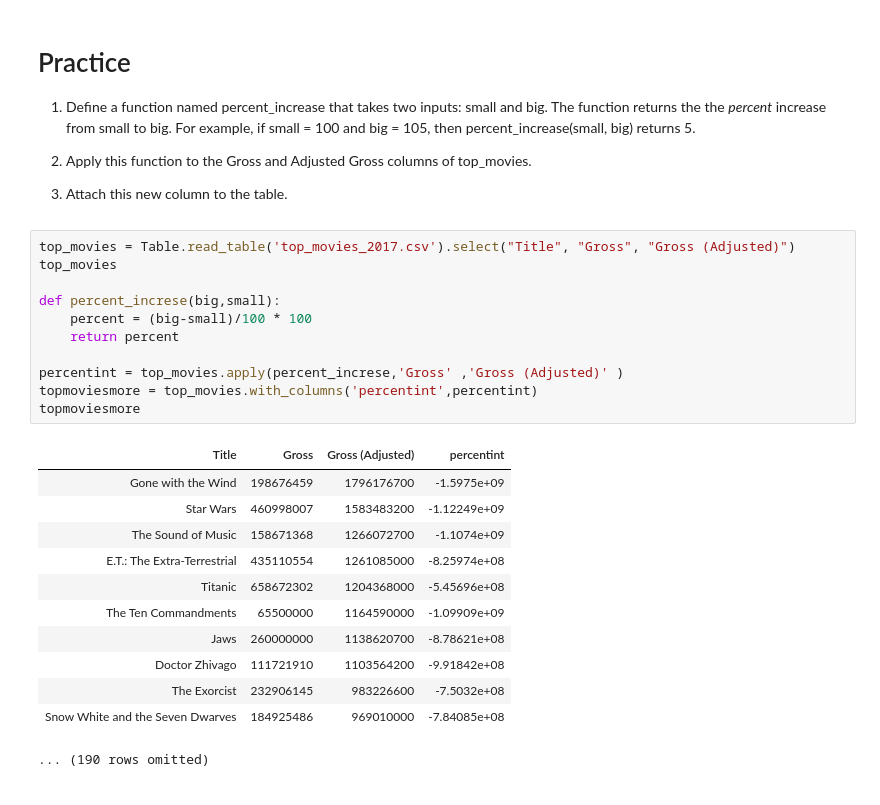
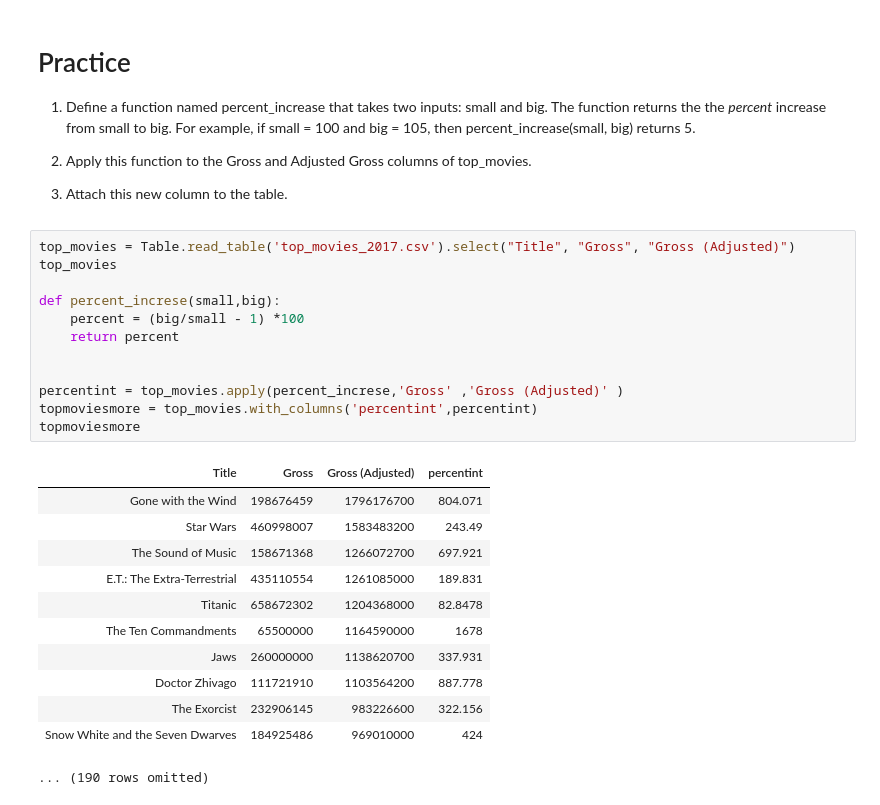
Before and after one commit to kwagoner1/DATA_FALL, a Jupyter notebook: LEC09/functions(1).ipynb, the cells around one changed output. Drawn from its saved outputs; the diff is of its cells as text.

```diff
--- a/LEC09/functions(1).ipynb
+++ b/LEC09/functions(1).ipynb
@@ -132,24 +132,25 @@ ages_and_years[0]
 # %%
 top_movies = Table.read_table('top_movies_2017.csv').select("Title", "Gross", "Gross (Adjusted)")
 top_movies
 
-def percent_increse(big,small):
-    percent = (big-small)/100 * 100
+def percent_increse(small,big):
+    percent = (big/small - 1) *100
     return percent
+
 
 percentint = top_movies.apply(percent_increse,'Gross' ,'Gross (Adjusted)' )
 topmoviesmore = top_movies.with_columns('percentint',percentint)
 topmoviesmore
 # %% [output]
 | Title | Gross | Gross (Adjusted) | percentint |
-| Gone with the Wind | 198676459 | 1796176700 | -1.5975e+09 |
-| Star Wars | 460998007 | 1583483200 | -1.12249e+09 |
-| The Sound of Music | 158671368 | 1266072700 | -1.1074e+09 |
-| E.T.: The Extra-Terrestrial | 435110554 | 1261085000 | -8.25974e+08 |
-| Titanic | 658672302 | 1204368000 | -5.45696e+08 |
-| The Ten Commandments | 65500000 | 1164590000 | -1.09909e+09 |
-| Jaws | 260000000 | 1138620700 | -8.78621e+08 |
-| Doctor Zhivago | 111721910 | 1103564200 | -9.91842e+08 |
-| The Exorcist | 232906145 | 983226600 | -7.5032e+08 |
-| Snow White and the Seven Dwarves | 184925486 | 969010000 | -7.84085e+08 |
+| Gone with the Wind | 198676459 | 1796176700 | 804.071 |
+| Star Wars | 460998007 | 1583483200 | 243.49 |
+| The Sound of Music | 158671368 | 1266072700 | 697.921 |
+| E.T.: The Extra-Terrestrial | 435110554 | 1261085000 | 189.831 |
+| Titanic | 658672302 | 1204368000 | 82.8478 |
+| The Ten Commandments | 65500000 | 1164590000 | 1678 |
+| Jaws | 260000000 | 1138620700 | 337.931 |
+| Doctor Zhivago | 111721910 | 1103564200 | 887.778 |
+| The Exorcist | 232906145 | 983226600 | 322.156 |
+| Snow White and the Seven Dwarves | 184925486 | 969010000 | 424 |
 ... (190 rows omitted)
```
Also changed, not shown: parts of 1 cell of this notebook, 2 other files.
